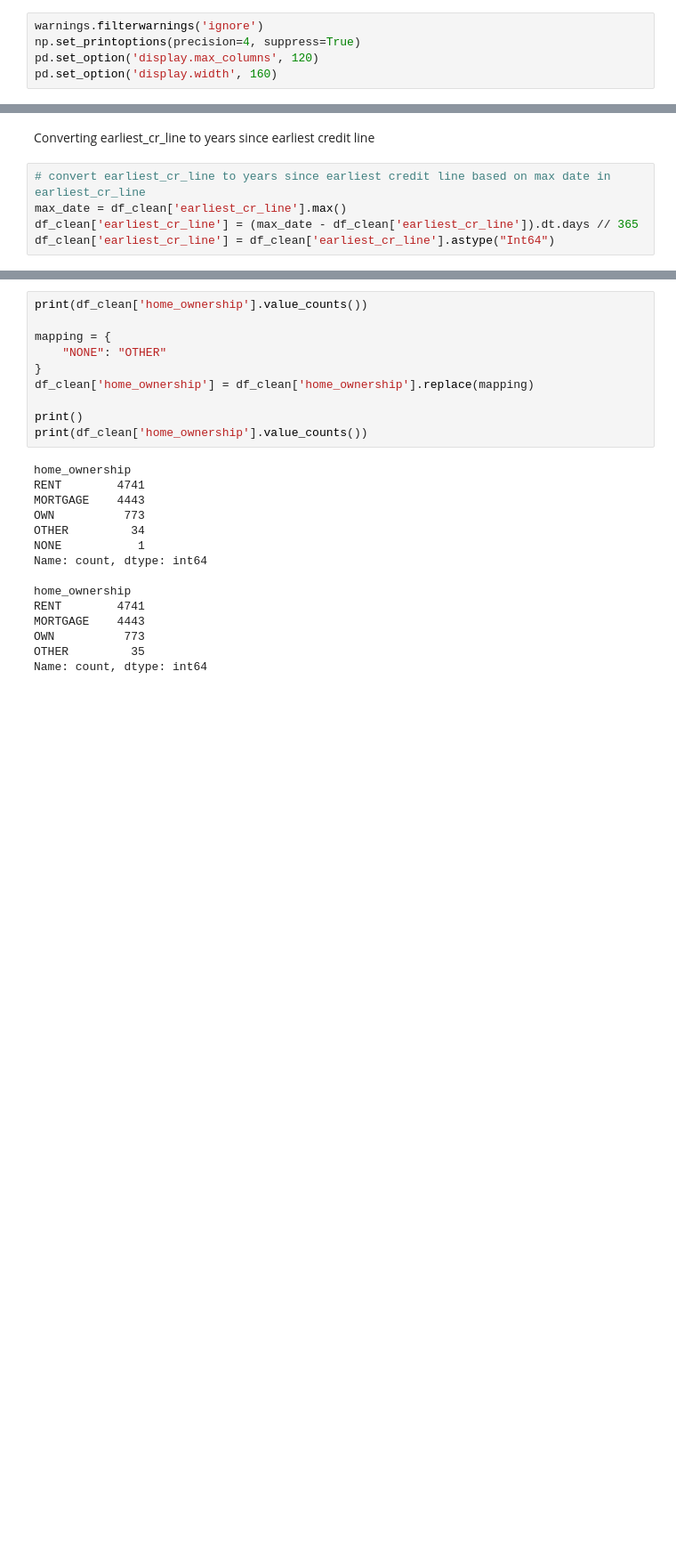
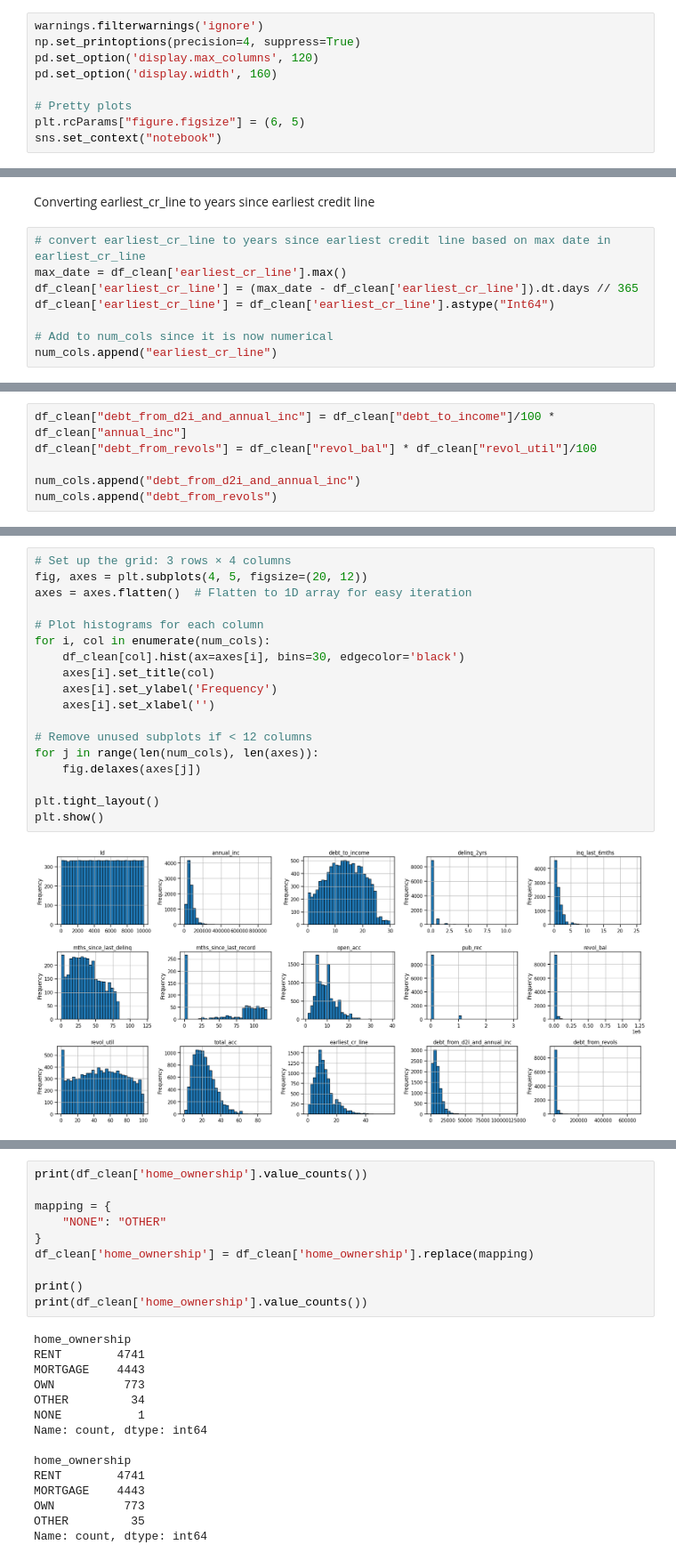
Before and after one commit to 37signals37/lending_club, a Jupyter notebook: dataset_validation.ipynb, the cells around one changed output, grey strips where cells are left out. Shown at 89% size. Drawn from its saved outputs; the diff is of its cells as text; blank space fills up the shorter version.

```diff
--- a/dataset_validation.ipynb
+++ b/dataset_validation.ipynb
@@ -25,5 +65,9 @@ warnings.filterwarnings('ignore')
 np.set_printoptions(precision=4, suppress=True)
 pd.set_option('display.max_columns', 120)
 pd.set_option('display.width', 160)
+
+# Pretty plots
+plt.rcParams["figure.figsize"] = (6, 5)
+sns.set_context("notebook")
 # %% [markdown]
 #### Constants
@@ -354,3 +520,6 @@ Converting earliest_cr_line to years since earliest credit line
 max_date = df_clean['earliest_cr_line'].max()
 df_clean['earliest_cr_line'] = (max_date - df_clean['earliest_cr_line']).dt.days // 365
 df_clean['earliest_cr_line'] = df_clean['earliest_cr_line'].astype("Int64")
+
+# Add to num_cols since it is now numerical
+num_cols.append("earliest_cr_line")
@@ -360,0 +528,6 @@ df_clean['earliest_cr_line'] = df_clean['earliest_cr_line'].astype("Int64")
+# %%
+df_clean["debt_from_d2i_and_annual_inc"] = df_clean["debt_to_income"]/100 * df_clean["annual_inc"]
+df_clean["debt_from_revols"] = df_clean["revol_bal"] * df_clean["revol_util"]/100
+
+num_cols.append("debt_from_d2i_and_annual_inc")
+num_cols.append("debt_from_revols")
@@ -360,0 +710,20 @@ df_clean['earliest_cr_line'] = df_clean['earliest_cr_line'].astype("Int64")
+# %%
+# Set up the grid: 3 rows × 4 columns
+fig, axes = plt.subplots(4, 5, figsize=(20, 12))
+axes = axes.flatten()  # Flatten to 1D array for easy iteration
+
+# Plot histograms for each column
+for i, col in enumerate(num_cols):
+    df_clean[col].hist(ax=axes[i], bins=30, edgecolor='black')
+    axes[i].set_title(col)
+    axes[i].set_ylabel('Frequency')
+    axes[i].set_xlabel('')
+
+# Remove unused subplots if < 12 columns
+for j in range(len(num_cols), len(axes)):
+    fig.delaxes(axes[j])
+
+plt.tight_layout()
+plt.show()
+# %% [output]
+[figure, added]
```
Also changed, not shown: parts of 197 cells of this notebook, 2 other files.
